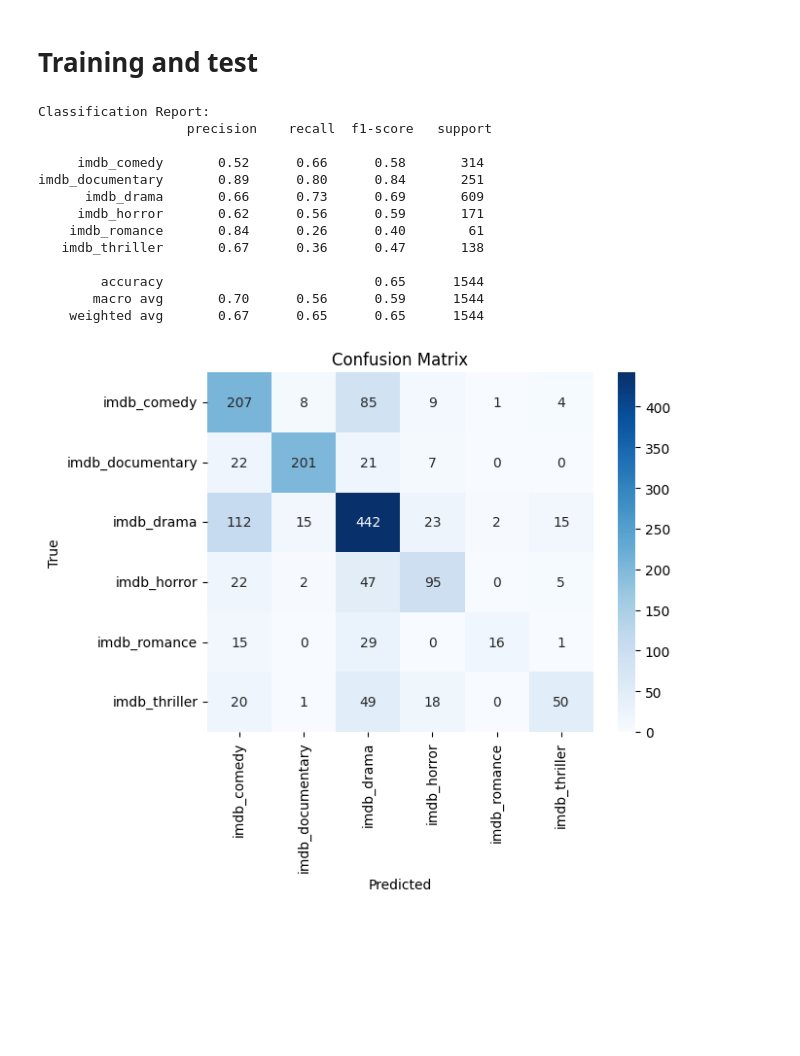
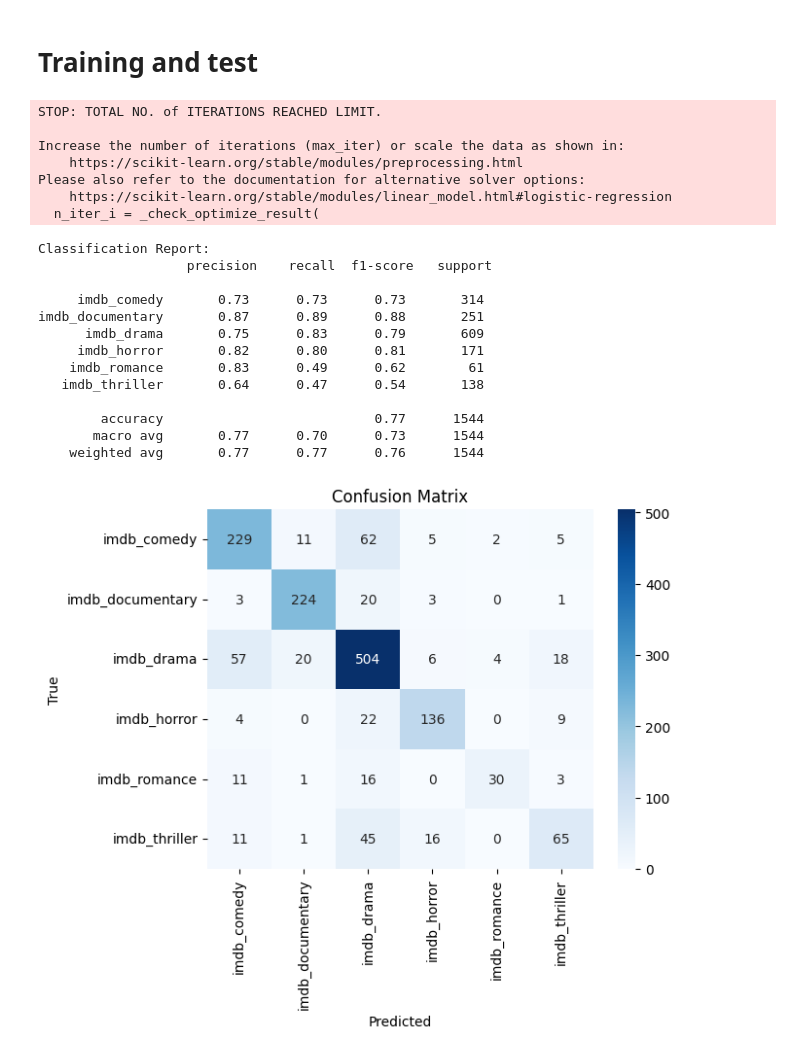
Before and after one commit to SolideSpoke/Movie-Script-Classification-and-Generation, a Jupyter notebook: project/best_models_classification/linear_regression.ipynb, the cells around one changed output. Drawn from its saved outputs; the diff is of its cells as text; code cells hidden in the pictures; blank space fills up the shorter version.

```diff
--- a/project/best_models_classification/linear_regression.ipynb
+++ b/project/best_models_classification/linear_regression.ipynb
@@ -37,8 +37,8 @@ sorted_list = sorted(counter.items(),reverse=True , key=lambda genre : genre[1])
 genre_to_keep = [genre for genre,_ in sorted_list]
 columns_to_keep = ['Script','filtered_genre']
 
-df_filtered_one_genre_to_train = df_filtered_one_genre.loc[df_filtered_one_genre['filtered_genre'].isin(genre_to_keep)]
-df_filtered_one_genre_to_train = df_filtered_one_genre_to_train[columns_to_keep].reset_index(drop=True)
+df_movies= df_filtered_one_genre.loc[df_filtered_one_genre['filtered_genre'].isin(genre_to_keep)]
+df_movies = df_movies[columns_to_keep].reset_index(drop=True)
 # %% [output]
 A value is trying to be set on a copy of a slice from a DataFrame.
 Try using .loc[row_indexer,col_indexer] = value instead
@@ -50,36 +50,43 @@ See the caveats in the documentation: https://pandas.pydata.org/pandas-docs/stab
 # %% [markdown]
 # Training and test
 # %%
-X_train,X_test , y_train,y_test = train_test_split(df_filtered_one_genre_to_train['Script'],df_filtered_one_genre_to_train['filtered_genre'],test_size=test_size,random_state=random_state)
+X_train,X_test , y_train,y_test = train_test_split(df_movies['Script'],df_movies['filtered_genre'],test_size=test_size,random_state=random_state)
 
 encoder = LabelEncoder()
 y_train_encoded = encoder.fit_transform(y_train)
 y_test_encoded = encoder.transform(y_test)
 # %%
-model = make_pipeline(CountVectorizer(ngram_range = (1,1), stop_words = list(en_stop)), MultinomialNB())
+model = make_pipeline(CountVectorizer(ngram_range = (1,1), stop_words = list(en_stop)), LogisticRegression())
 model.fit(X_train, y_train_encoded)
 y_pred = model.predict(X_test)
 print(f"Classification Report:\n", classification_report(y_test, encoder.inverse_transform(y_pred)))
 cm = confusion_matrix(y_test_encoded, y_pred)
 sns.heatmap(cm, annot=True, fmt='d', cmap='Blues', xticklabels=encoder.classes_, yticklabels=encoder.classes_)
 plt.xlabel('Predicted')
 plt.ylabel('True')
 plt.title('Confusion Matrix')
 plt.show()
 # %% [output]
-Classification Report:
-                   precision    recall  f1-score   support
+STOP: TOTAL NO. of ITERATIONS REACHED LIMIT.
 
-     imdb_comedy       0.52      0.66      0.58       314
-imdb_documentary       0.89      0.80      0.84       251
-      imdb_drama       0.66      0.73      0.69       609
-     imdb_horror       0.62      0.56      0.59       171
-    imdb_romance       0.84      0.26      0.40        61
-   imdb_thriller       0.67      0.36      0.47       138
-
-        accuracy                           0.65      1544
-       macro avg       0.70      0.56      0.59      1544
-    weighted avg       0.67      0.65      0.65      1544
+Increase the number of iterations (max_iter) or scale the data as shown in:
+    https://scikit-learn.org/stable/modules/preprocessing.html
+Please also refer to the documentation for alternative solver options:
+    https://scikit-learn.org/stable/modules/linear_model.html#logistic-regression
+  n_iter_i = _check_optimize_result(
+Classification Report:
+                   precision    recall  f1-score   support
+
+     imdb_comedy       0.73      0.73      0.73       314
+imdb_documentary       0.87      0.89      0.88       251
+      imdb_drama       0.75      0.83      0.79       609
+     imdb_horror       0.82      0.80      0.81       171
+    imdb_romance       0.83      0.49      0.62        61
+   imdb_thriller       0.64      0.47      0.54       138
+
+        accuracy                           0.77      1544
+       macro avg       0.77      0.70      0.73      1544
+    weighted avg       0.77      0.77      0.76      1544
-[figure, old version]
+[figure, new version]
 # %%
 # Perform augmentation
```
Also changed, not shown: 2 other files.
